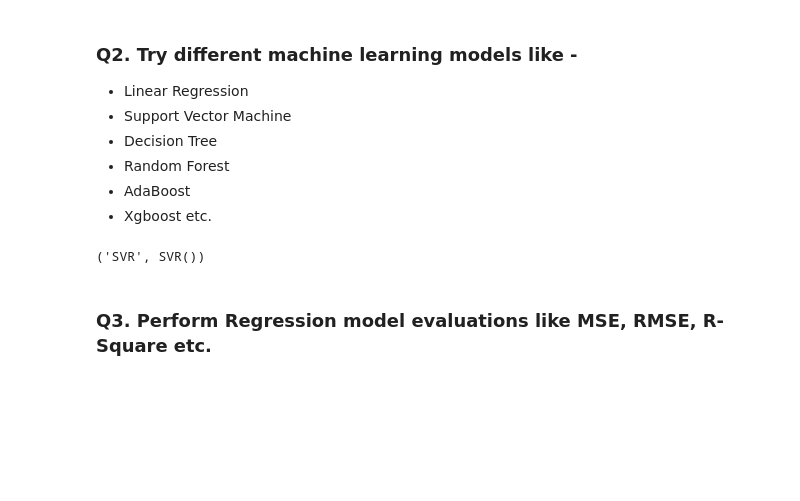
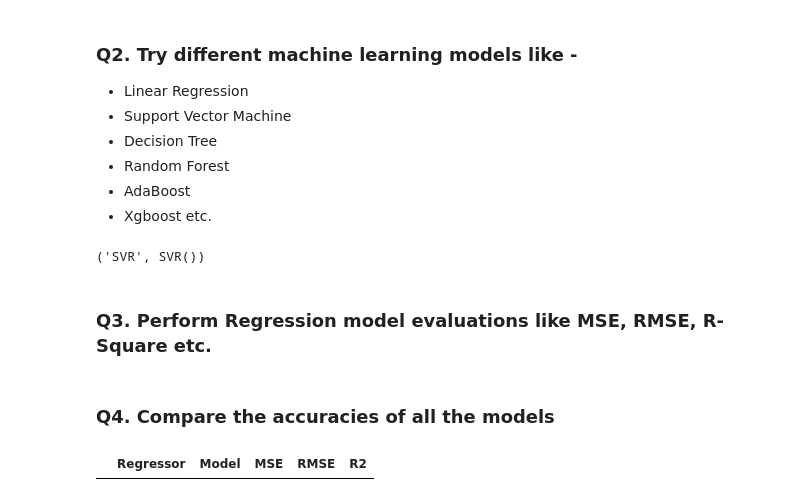
Before and after one commit to agrasthnaman/HRC, a Jupyter notebook: PRS/Milestones.ipynb, the cells around one changed output. Saved outputs shown, nothing was run; the diff lists cells and outputs as text; code cells hidden in the pictures; blank space fills up the shorter version.

```diff
--- a/PRS/Milestones.ipynb
+++ b/PRS/Milestones.ipynb
@@ -759,3 +759,11 @@ for model in regressor_models:
         df_comp = pd.concat([df_comp, pd.DataFrame([[ans[1], ans[0], ans[2], ans[3], ans[4]]], columns = ['Regressor', 'Model', 'MSE', 'RMSE', 'R2'])])
     except Exception as e:
         pass
+# %% [markdown]
+### Q4. Compare the accuracies of all the models
+# %%
+df_comp = df_comp.sort_values(by = ['MSE'], ascending = True)
+bestModel = pd.concat([bestModel, df_comp.sort_values(by = ['MSE'], ascending = True).head(5)])
+df_comp.head()
+# %% [output]
+|  | Regressor | Model | MSE | RMSE | R2 |
```
Also changed, not shown: parts of 3 cells of this notebook.
